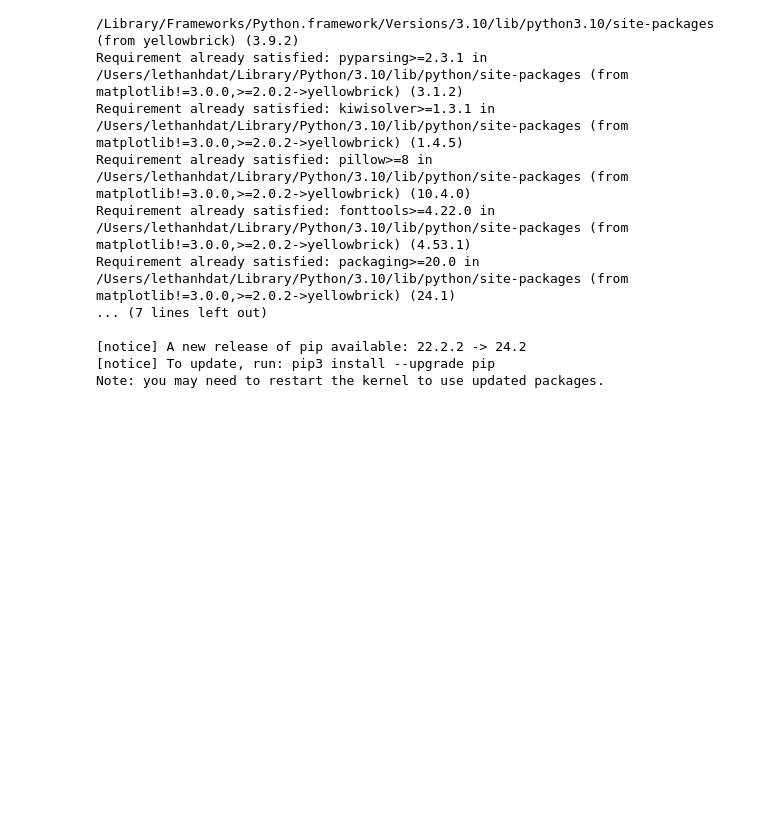
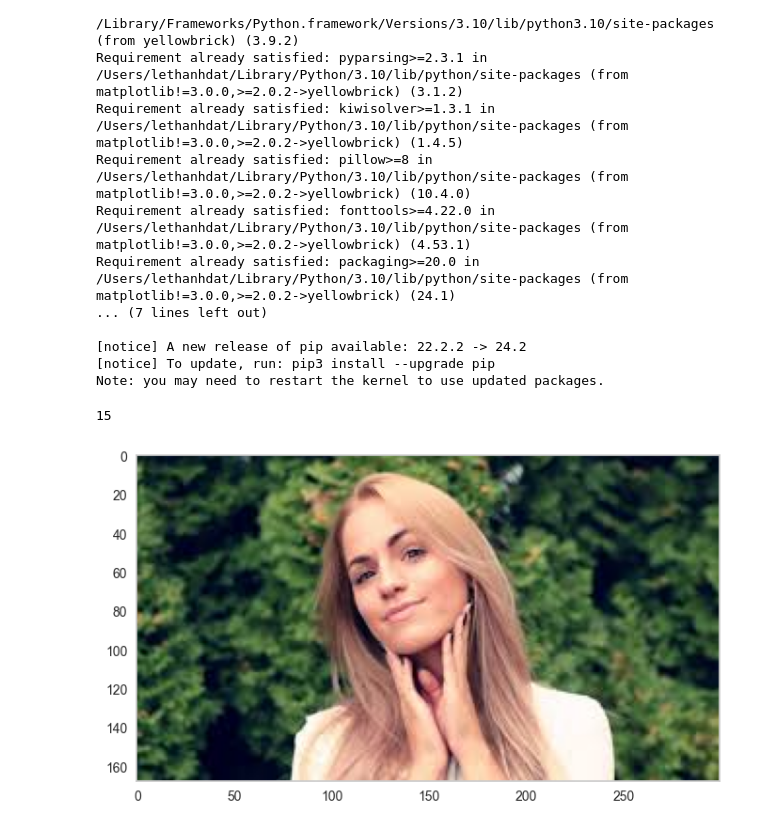
Before and after one commit to lds217/Computer-Vision-Learning, a Jupyter notebook: WEEK3/2/Phân đoạn ảnh với KMean/dat_segmentation_with_kmeans.ipynb, the cells around one changed output. Saved outputs shown, nothing was run; the diff lists cells and outputs as text; code cells hidden in the pictures; blank space fills up the shorter version.

```diff
--- a/WEEK3/2/Phân đoạn ảnh với KMean/dat_segmentation_with_kmeans.ipynb
+++ b/WEEK3/2/Phân đoạn ảnh với KMean/dat_segmentation_with_kmeans.ipynb
@@ -28,0 +30,13 @@ from yellowbrick.cluster import KElbowVisualizer
+# %%
+folder_dir = "data/image"
+len(os.listdir(folder_dir))
+# %% [output]
+15
+# %%
+image = cv2.imread(os.path.join(folder_dir, "human3.jfif"))
+image = cv2.cvtColor(image, cv2.COLOR_BGR2RGB)
+plt.imshow(image)
+plt.grid(False)
+plt.show()
+# %% [output]
+[figure, added]
```
Also changed, not shown: parts of 5 cells of this notebook.
